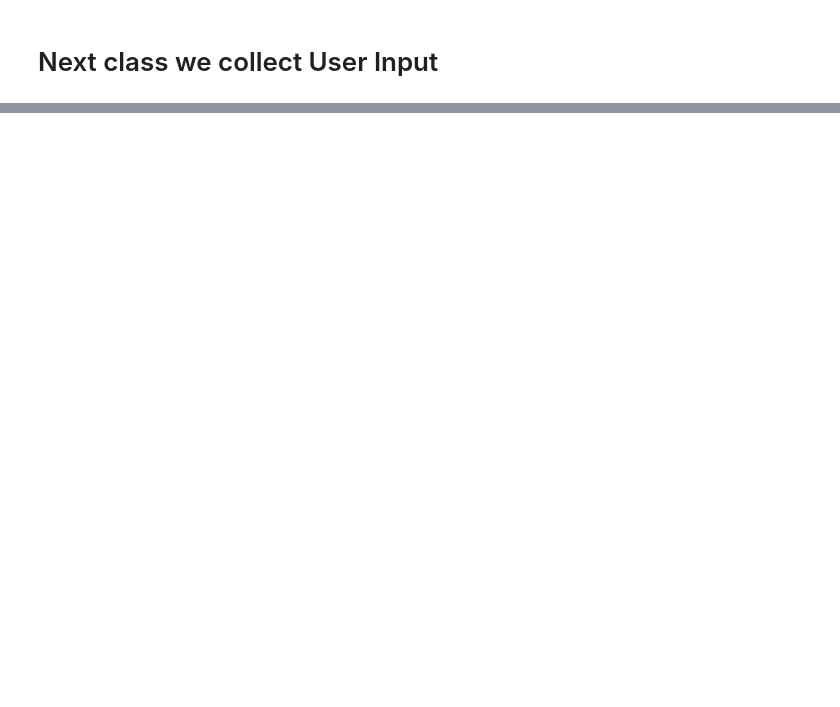
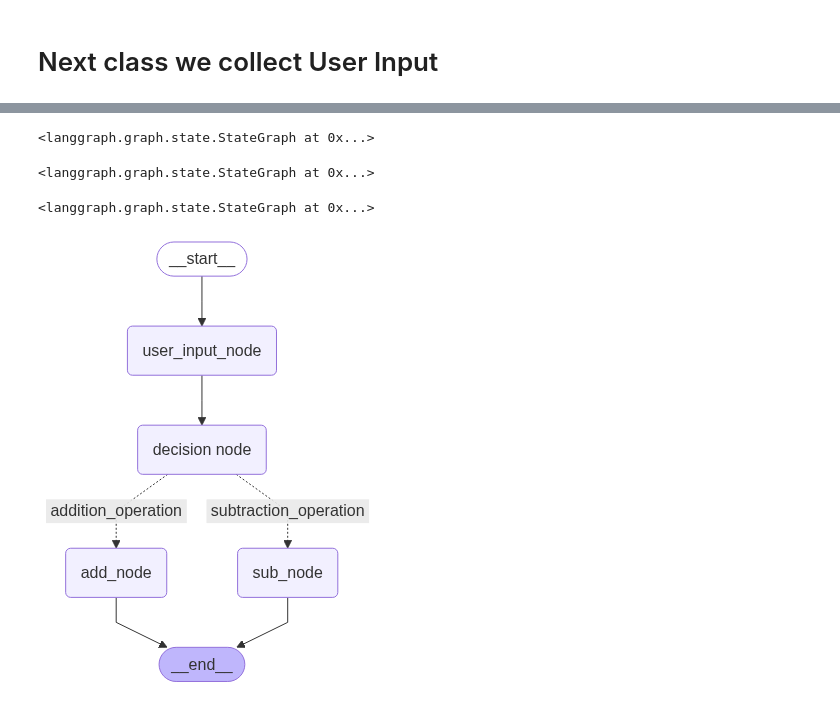
Before and after one commit to Society-For-AI/AI-Skill-Accelerator, a Jupyter notebook: Session 3/building_with_langgraph.ipynb, the cells around one changed output, grey strips where cells are left out. Saved outputs shown, nothing was run; the diff lists cells and outputs as text; code cells hidden in the pictures; blank space fills up the shorter version.

```diff
--- a/Session 3/building_with_langgraph.ipynb
+++ b/Session 3/building_with_langgraph.ipynb
@@ -354,0 +398,45 @@ agent_message["human_dict"]
+# %%
+def decision_node(state: CalcAgentState):
+    """
+
+     This node selects operation depending on users decision.
+
+    """
+    if state['operation'] == '+':
+        return "addition_operation"
+    elif state['operation'] == '-':
+        return "subtraction_operation"
+# %%
+calc_graph = StateGraph(CalcAgentState)
+calc_graph.add_node('add_node', addition_node)
+calc_graph.add_node('sub_node', subtraction_node)
+calc_graph.add_node('user_input_node', user_entry_node)
+calc_graph.add_node('decision node', lambda x: x)
+# %% [output]
+<langgraph.graph.state.StateGraph at 0x...>
+# %%
+calc_graph.set_entry_point("user_input_node")
+calc_graph.add_edge("user_input_node", "decision node")
+calc_graph.add_conditional_edges(
+    source = 'decision node',
+    path = decision_node,
+    path_map = {
+        # Edge: Node
+        "addition_operation" : "add_node",
+        "subtraction_operation" : "sub_node"
+    }
+)
+# %% [output]
+<langgraph.graph.state.StateGraph at 0x...>
+# %%
+calc_graph.add_edge('decision node','sub_node')
+calc_graph.add_edge('decision node','add_node')
+calc_graph.add_edge('sub_node', END)
+calc_graph.add_edge('add_node', END)
+# %% [output]
+<langgraph.graph.state.StateGraph at 0x...>
+# %%
+app = calc_graph.compile()
+show_image(app.get_graph().draw_mermaid_png())
+# %% [output]
+[figure, added]
```
Also changed, not shown: parts of 12 cells of this notebook.
